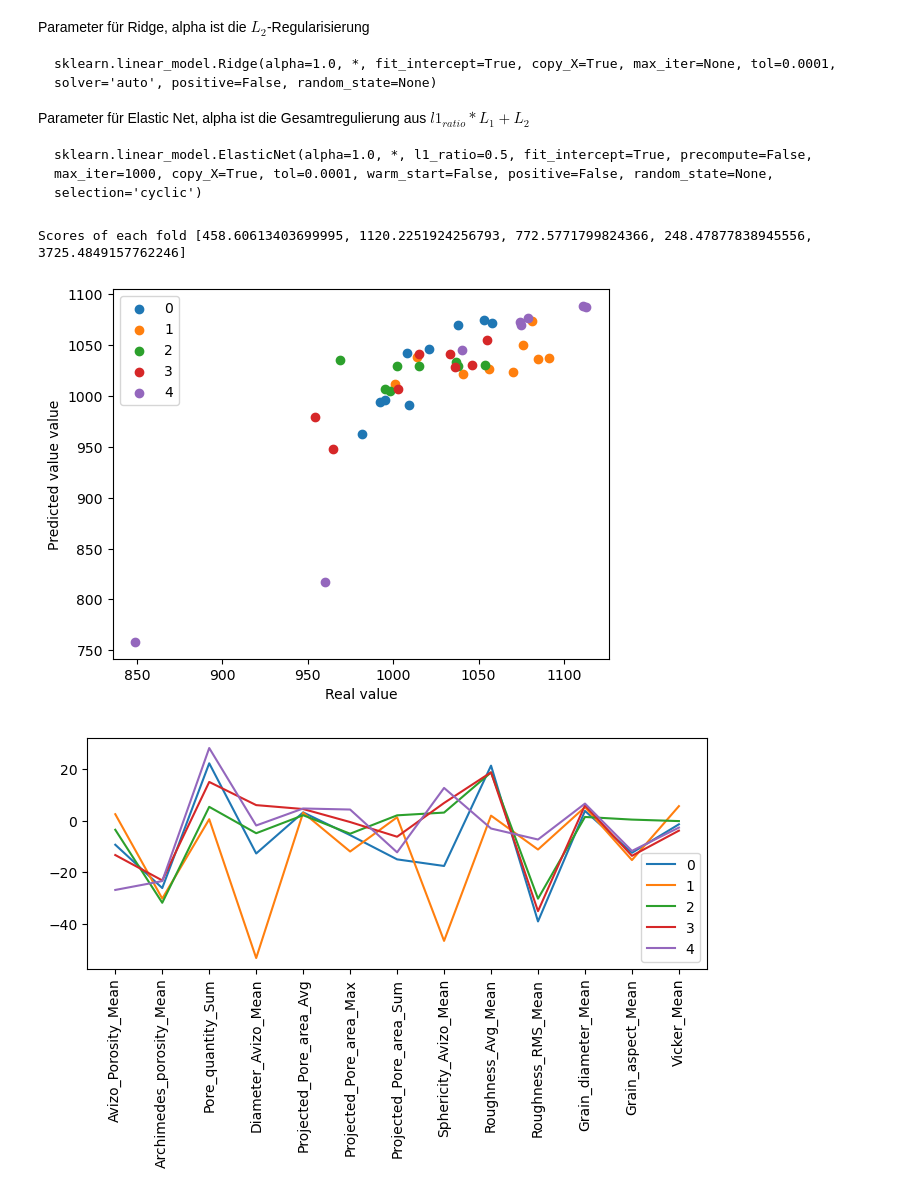
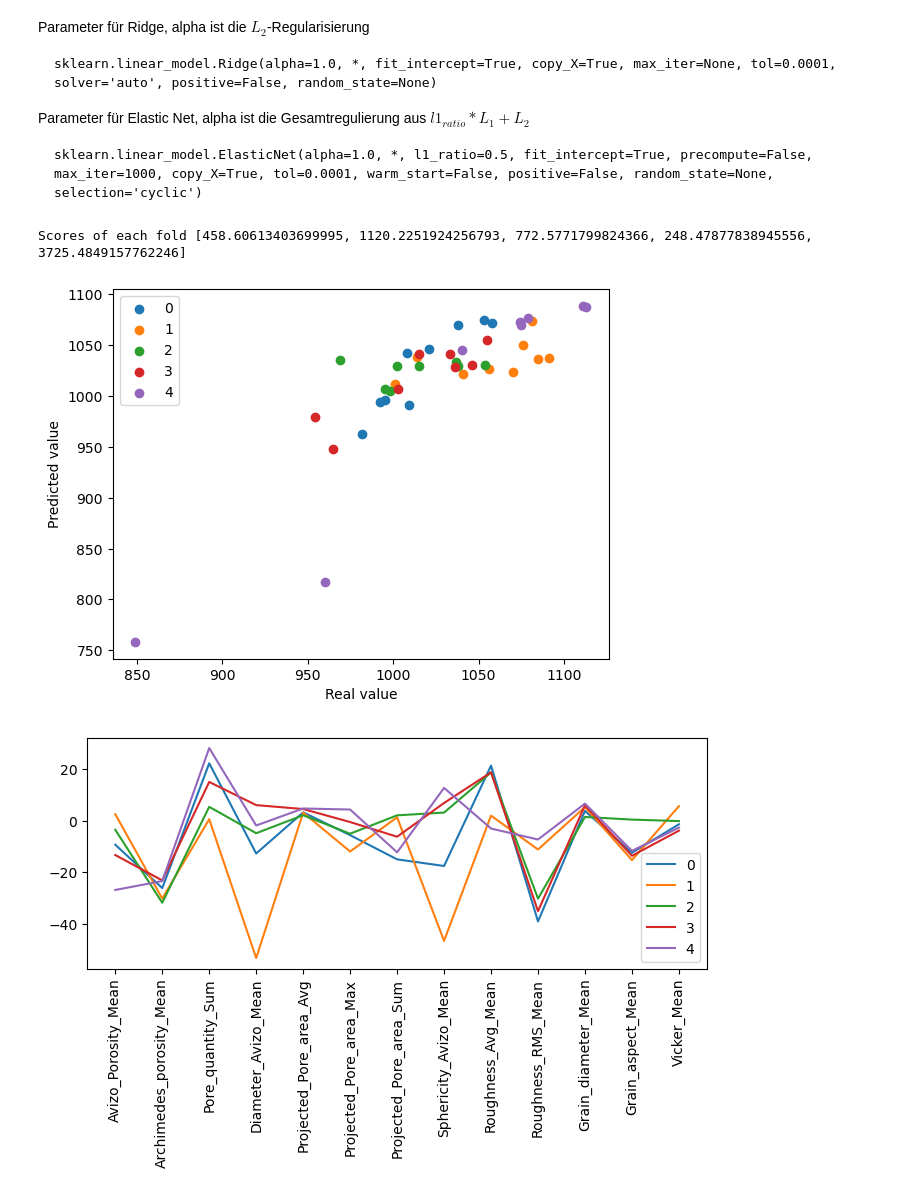
Before and after one commit to RHaeml/MM_ML_L1, a Jupyter notebook: MaschineLearning_Modell.ipynb, the cells around one changed output. Cells and saved outputs as stored; diff of their text form; code cells hidden in the pictures.

```diff
--- a/MaschineLearning_Modell.ipynb
+++ b/MaschineLearning_Modell.ipynb
@@ -147,35 +147,35 @@ from sklearn.model_selection import KFold
 from sklearn.metrics import mean_squared_error as MSE
 
 kf = KFold(n_splits=5)
 
 scores = []
 models = []
 
 plt.figure()
 for fold, (idx_train, idx_test) in enumerate(kf.split(x_norm)):
     x_train = x_norm[idx_train]
     y_train = y_np[idx_train]
     x_test = x_norm[idx_test]
     y_test = y_np[idx_test]
 
     model = LinearRegression() #Model parameter
     model.fit(x_train,y_train)
 
     y_predict = model.predict(x_test)
     score = MSE(y_test, y_predict)
     plt.scatter(x = y_test, y = y_predict, label = str(fold))
 
     scores.append(score)
     models.append(model)
 
 plt.legend()
 plt.xlabel("Real value")
-plt.ylabel("Predicted value value")
+plt.ylabel("Predicted value")
 
 print(f'Scores of each fold {scores}')
 # %% [output]
 Scores of each fold [458.60613403699995, 1120.2251924256793, 772.5771799824366, 248.47877838945556, 3725.4849157762246]
-[figure, old version]
+[figure, new version]
 # %%
 
 keys = x_without_NaN.keys()
```
Also changed, not shown: parts of 4 cells of this notebook.
